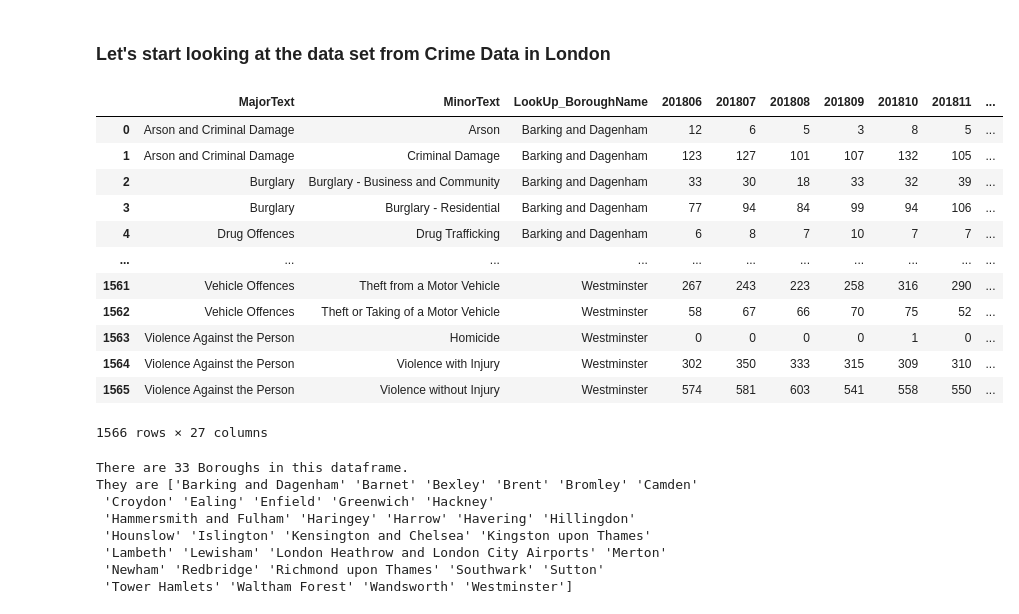
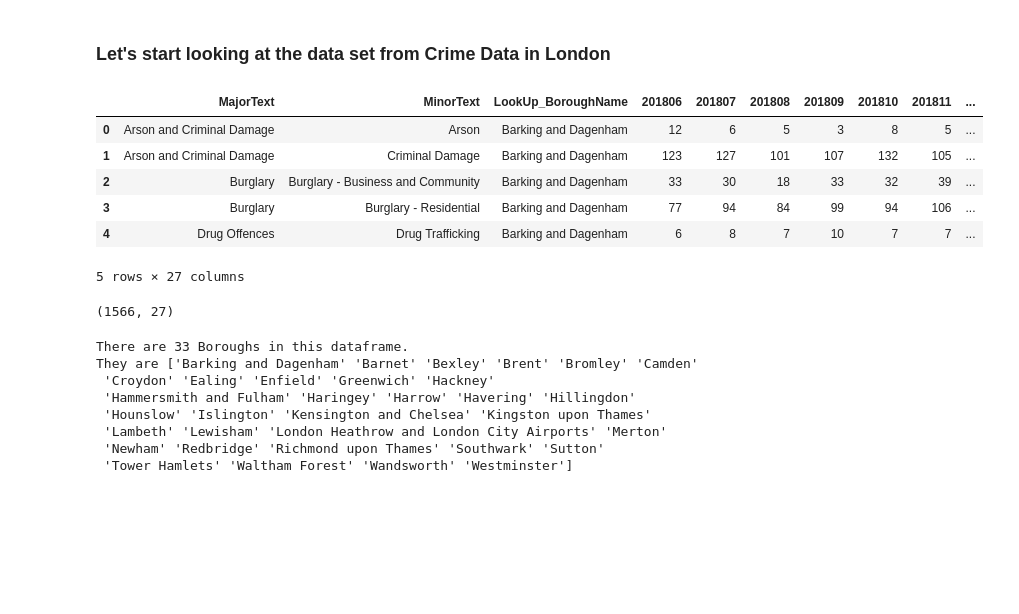
Before and after one commit to RJK99/Coursera_Capstone, a Jupyter notebook: AppliedDataScienceCapstone_A_Data_Journey_to_London_Week5.ipynb, the cells around one changed output. Cells and saved outputs as stored; diff of their text form; code cells hidden in the pictures; blank space fills up the shorter version.

```diff
--- a/AppliedDataScienceCapstone_A_Data_Journey_to_London_Week5.ipynb
+++ b/AppliedDataScienceCapstone_A_Data_Journey_to_London_Week5.ipynb
@@ -50,21 +53,18 @@ import folium # map rendering library
 ### Let's start looking at the data set from Crime Data in London
 # %%
 df_crime_csv = pd.read_csv('MPS Borough Level Crime (most recent 24 months).csv')
-df_crime_csv
-#df_crime.shape
+df_crime_csv.head()
 # %% [output]
 |  | MajorText | MinorText | LookUp_BoroughName | 201806 | 201807 | 201808 | 201809 | 201810 | 201811 | ... |
 | 0 | Arson and Criminal Damage | Arson | Barking and Dagenham | 12 | 6 | 5 | 3 | 8 | 5 | ... |
 | 1 | Arson and Criminal Damage | Criminal Damage | Barking and Dagenham | 123 | 127 | 101 | 107 | 132 | 105 | ... |
 | 2 | Burglary | Burglary - Business and Community | Barking and Dagenham | 33 | 30 | 18 | 33 | 32 | 39 | ... |
 | 3 | Burglary | Burglary - Residential | Barking and Dagenham | 77 | 94 | 84 | 99 | 94 | 106 | ... |
 | 4 | Drug Offences | Drug Trafficking | Barking and Dagenham | 6 | 8 | 7 | 10 | 7 | 7 | ... |
-| ... | ... | ... | ... | ... | ... | ... | ... | ... | ... | ... |
-| 1561 | Vehicle Offences | Theft from a Motor Vehicle | Westminster | 267 | 243 | 223 | 258 | 316 | 290 | ... |
-| 1562 | Vehicle Offences | Theft or Taking of a Motor Vehicle | Westminster | 58 | 67 | 66 | 70 | 75 | 52 | ... |
-| 1563 | Violence Against the Person | Homicide | Westminster | 0 | 0 | 0 | 0 | 1 | 0 | ... |
-| 1564 | Violence Against the Person | Violence with Injury | Westminster | 302 | 350 | 333 | 315 | 309 | 310 | ... |
-| 1565 | Violence Against the Person | Violence without Injury | Westminster | 574 | 581 | 603 | 541 | 558 | 550 | ... |
-1566 rows × 27 columns
+5 rows × 27 columns
+# %%
+df_crime_csv.shape
+# %% [output]
+(1566, 27)
 # %%
 print('There are {} Boroughs in this dataframe.'.format(df_crime_csv['LookUp_BoroughName'].unique().shape[0]))
```
Also changed, not shown: parts of 30 cells of this notebook.
